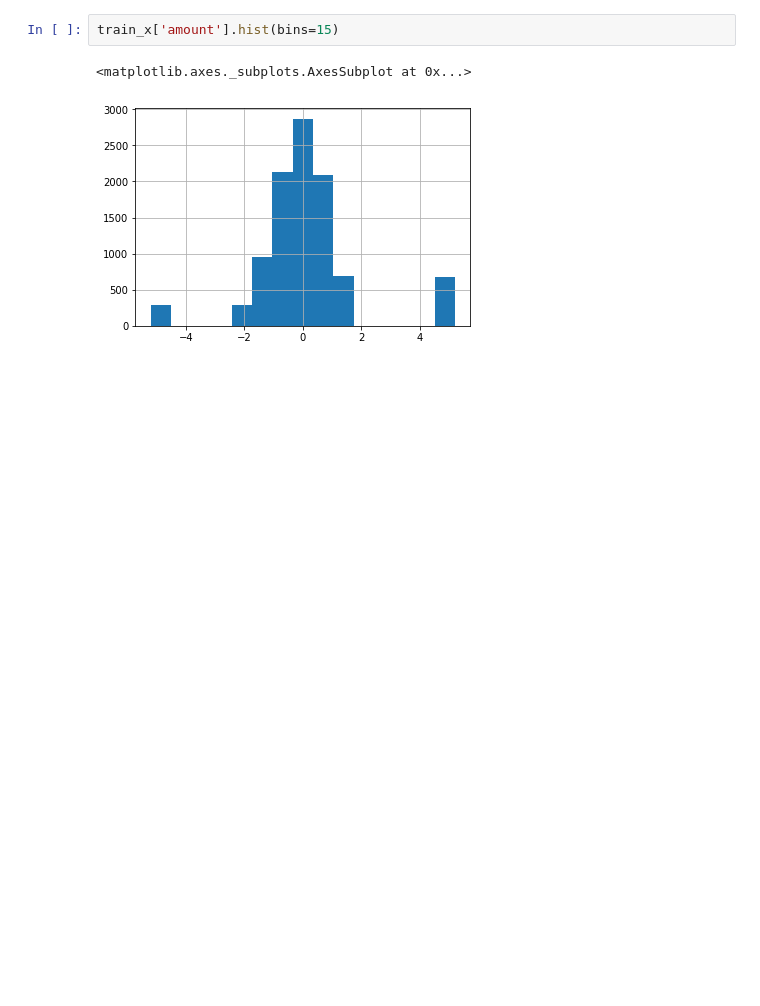
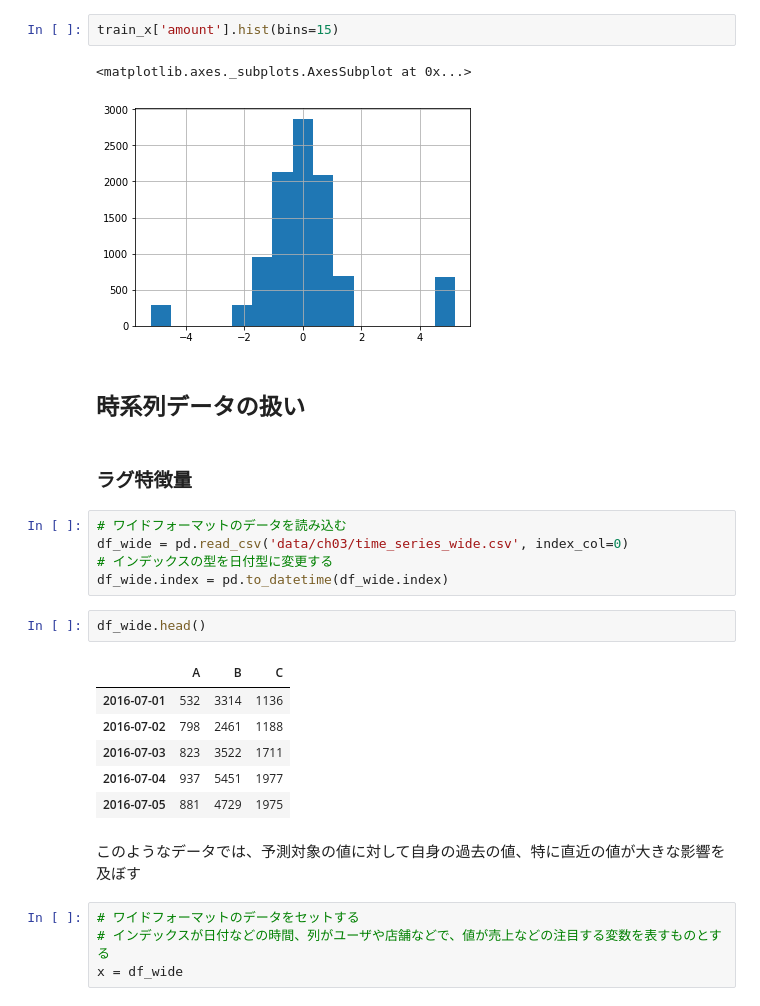
Before and after one commit to mimosom/study, a Jupyter notebook: kagglebook/ch03.ipynb, the cells around one changed output. Drawn from its saved outputs; the diff is of its cells as text; blank space fills up the shorter version.

```diff
--- a/kagglebook/ch03.ipynb
+++ b/kagglebook/ch03.ipynb
@@ -170,3 +170,27 @@ train_x['amount'].hist(bins=15)
 # %% [output]
 <matplotlib.axes._subplots.AxesSubplot at 0x...>
 [figure]
+# %% [markdown]
+## 時系列データの扱い
+# %% [markdown]
+### ラグ特徴量
+# %%
+# ワイドフォーマットのデータを読み込む
+df_wide = pd.read_csv('data/ch03/time_series_wide.csv', index_col=0)
+# インデックスの型を日付型に変更する
+df_wide.index = pd.to_datetime(df_wide.index)
+# %%
+df_wide.head()
+# %% [output]
+|  | A | B | C |
+| 2016-07-01 | 532 | 3314 | 1136 |
+| 2016-07-02 | 798 | 2461 | 1188 |
+| 2016-07-03 | 823 | 3522 | 1711 |
+| 2016-07-04 | 937 | 5451 | 1977 |
+| 2016-07-05 | 881 | 4729 | 1975 |
+# %% [markdown]
+このようなデータでは、予測対象の値に対して自身の過去の値、特に直近の値が大きな影響を及ぼす
+# %%
+# ワイドフォーマットのデータをセットする
+# インデックスが日付などの時間、列がユーザや店舗などで、値が売上などの注目する変数を表すものとする
+x = df_wide
```
Also changed, not shown: parts of 28 cells of this notebook.
